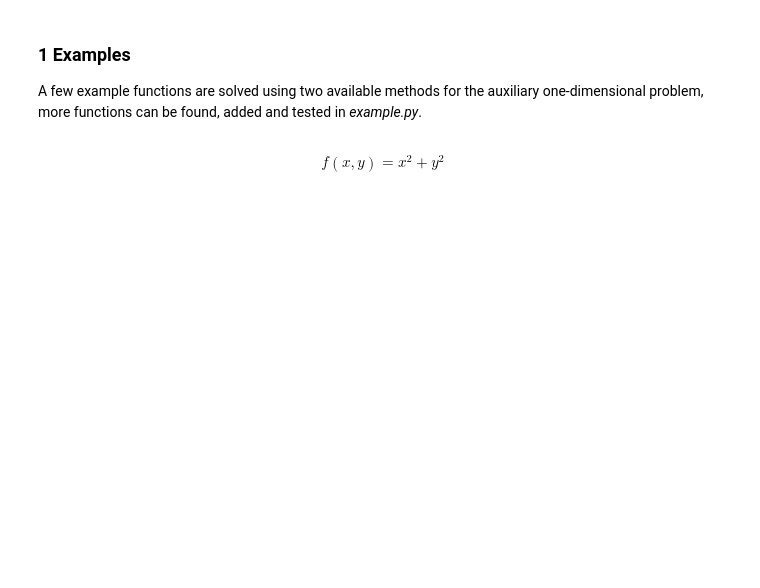
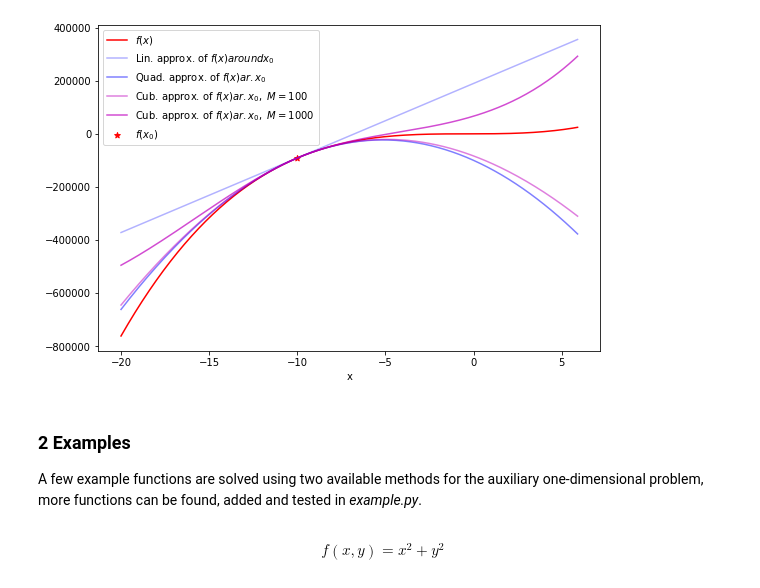
Before and after one commit to petrulii/Cubic-Regularization, a Jupyter notebook: tutorial.ipynb, the cells around one changed output. Saved outputs shown, nothing was run; the diff lists cells and outputs as text; code cells hidden in the pictures; blank space fills up the shorter version.

```diff
--- a/tutorial.ipynb
+++ b/tutorial.ipynb
@@ -17,5 +34,11 @@ import numpy as np
+# %%
+f = lambda x: 1e2*(x+x**2+x**3)
+grad_f = lambda x: 1e2*(1+2*x+3*x**2)
+plot_approximations(f, grad_f)
+# %% [output]
+[figure, added]
 # %% [markdown]
-### 1 Examples
+### 2 Examples
 A few example functions are solved using two available methods for the auxiliary one-dimensional problem, more functions can be found, added and tested in <em>example.py</em>.
 # %% [markdown]
 $$
```
Also changed, not shown: parts of 22 cells of this notebook, 15 other files.
